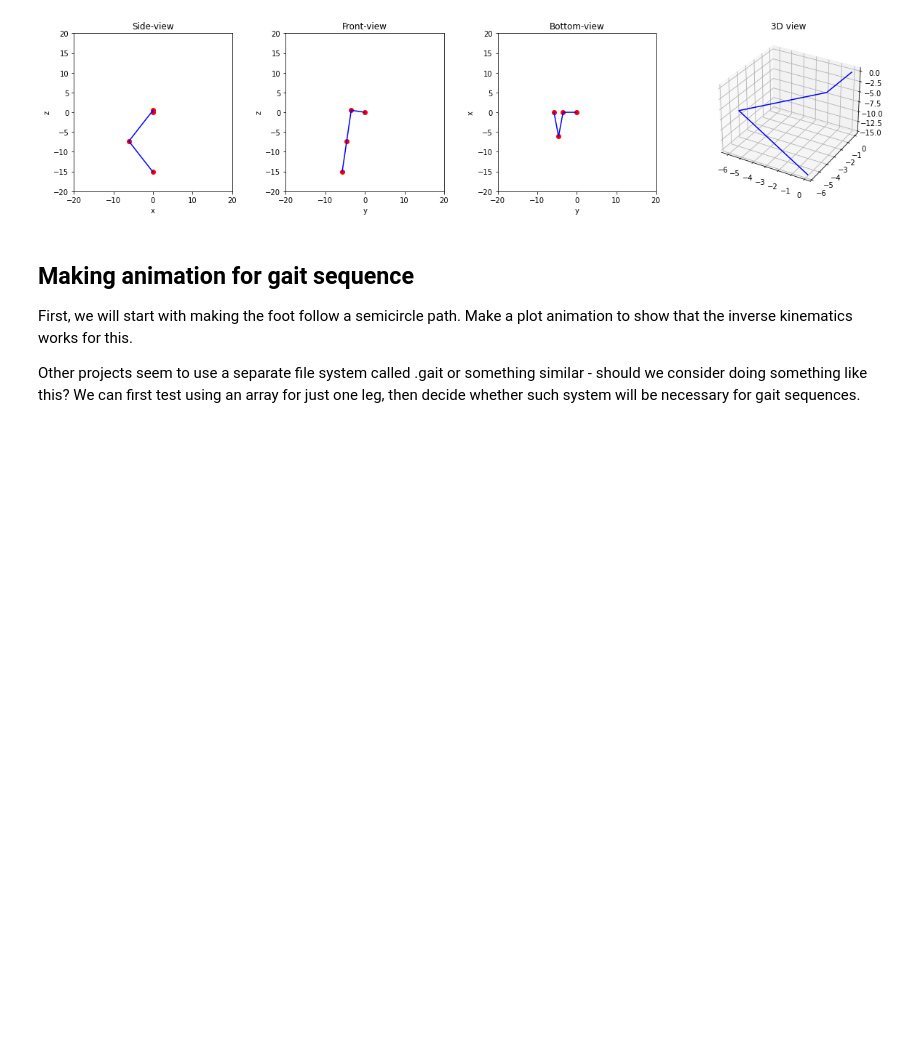
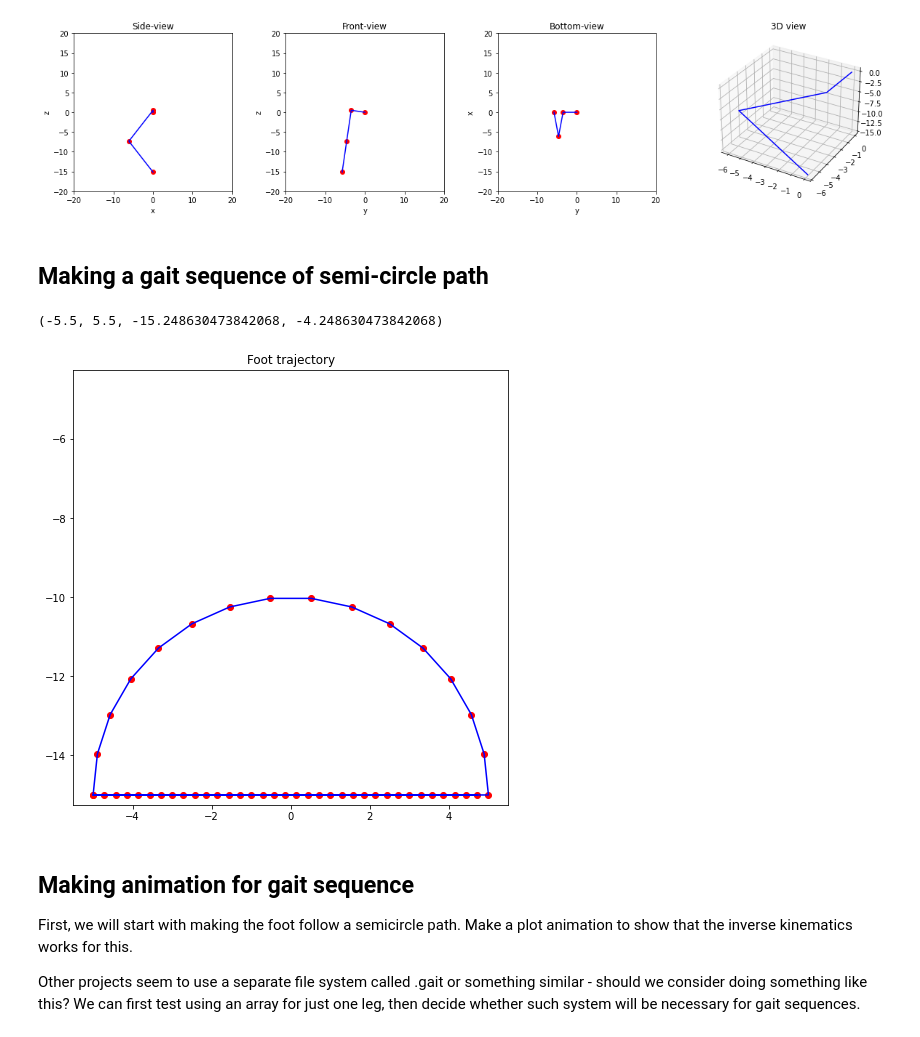
Before and after one commit to QronkOxford/Qronk, a Jupyter notebook: notebooks/kinematics.ipynb, the cells around one changed output. Drawn from its saved outputs; the diff is of its cells as text; code cells hidden in the pictures; blank space fills up the shorter version.

Commit message:
Add gait sequence semi circle

```diff
--- a/notebooks/kinematics.ipynb
+++ b/notebooks/kinematics.ipynb
@@ -270,6 +271,44 @@ plotLeg(forwardKinematicsRight(th1, th2, th3))
 # %% [output]
 [figure]
 [figure]
+# %% [markdown]
+## Making a gait sequence of semi-circle path
+# %%
+# Define gait parameters
+radius = 5  # radius of the circle
+period = 50  # number of frames per step
+ground_fraction = 0.7  # percentage of period that foot is on the ground
+origin = (0, 3.5, -15) # origin of the circle
+
+# Define the trajectory of the foot, with semicircle loop path
+def trajectory(t):
+    ground_time = period * ground_fraction
+    float_time = period * (1 - ground_fraction)
+    if t < float_time:
+        x = origin[0] + radius * cos(-pi * t / float_time)
+        y = origin[1]
+        z = origin[2] + radius * sin(pi * t / float_time)
+    else:
+        x = origin[0] + radius - 2 * radius * (t - float_time) / ground_time
+        y = origin[1]
+        z = origin[2]
+    Je = (x, y, z)
+    return Je
+
+gait_sequence = [(-radius, 3.5, -15)]
+for t in range(period):
+    gait_sequence.append(trajectory(t))
+
+# Plot the trajectory of the foot
+x, y, z = zip(*gait_sequence)
+plt.figure(figsize=(8, 8))
+plt.plot(x, z, "b-")
+plt.scatter(x, z, color="red")
+plt.title("Foot trajectory")
+plt.axis("square")
+# %% [output]
+(-5.5, 5.5, -15.248630473842068, -4.248630473842068)
+[figure, added]
 # %% [markdown]
 ## Making animation for gait sequence
 
```
Also changed, not shown: parts of 2 cells of this notebook.
